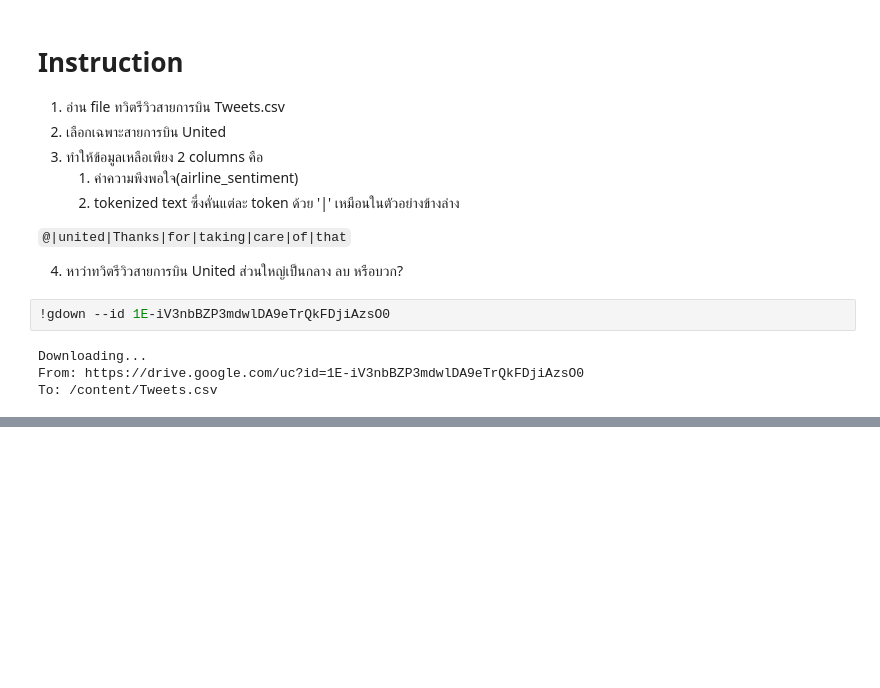
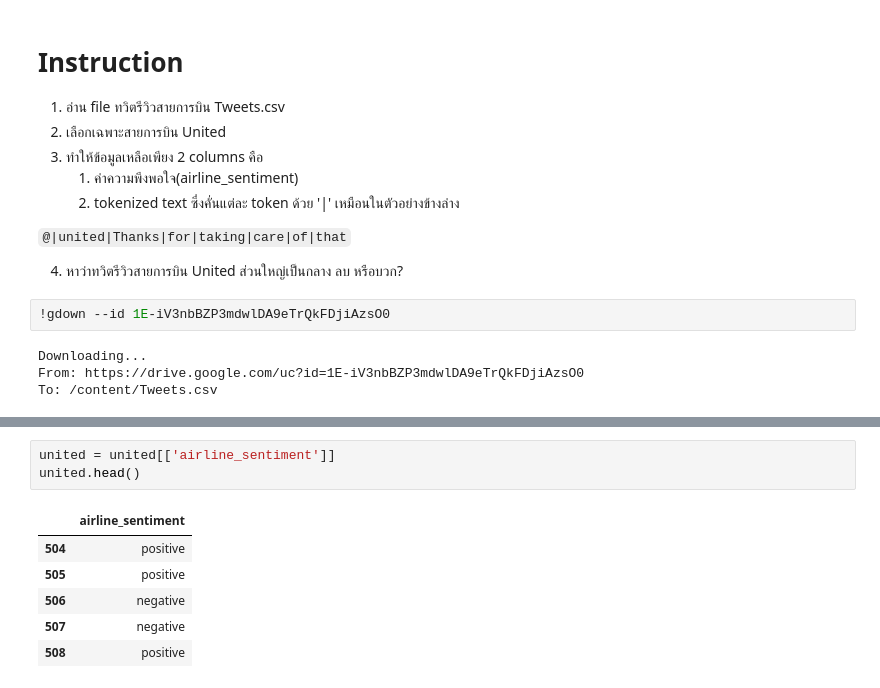
Before and after one commit to dhanavadh/NLP_2024, a Jupyter notebook: Lab_1_Text_processing.ipynb, the cells around one changed output, grey strips where cells are left out. Saved outputs shown, nothing was run; the diff lists cells and outputs as text; blank space fills up the shorter version.

```diff
--- a/Lab_1_Text_processing.ipynb
+++ b/Lab_1_Text_processing.ipynb
@@ -27,0 +48,10 @@ True
+# %%
+united = united[['airline_sentiment']]
+united.head()
+# %% [output]
+|  | airline_sentiment |
+| 504 | positive |
+| 505 | positive |
+| 506 | negative |
+| 507 | negative |
+| 508 | positive |
```
Also changed, not shown: parts of 3 cells of this notebook.
